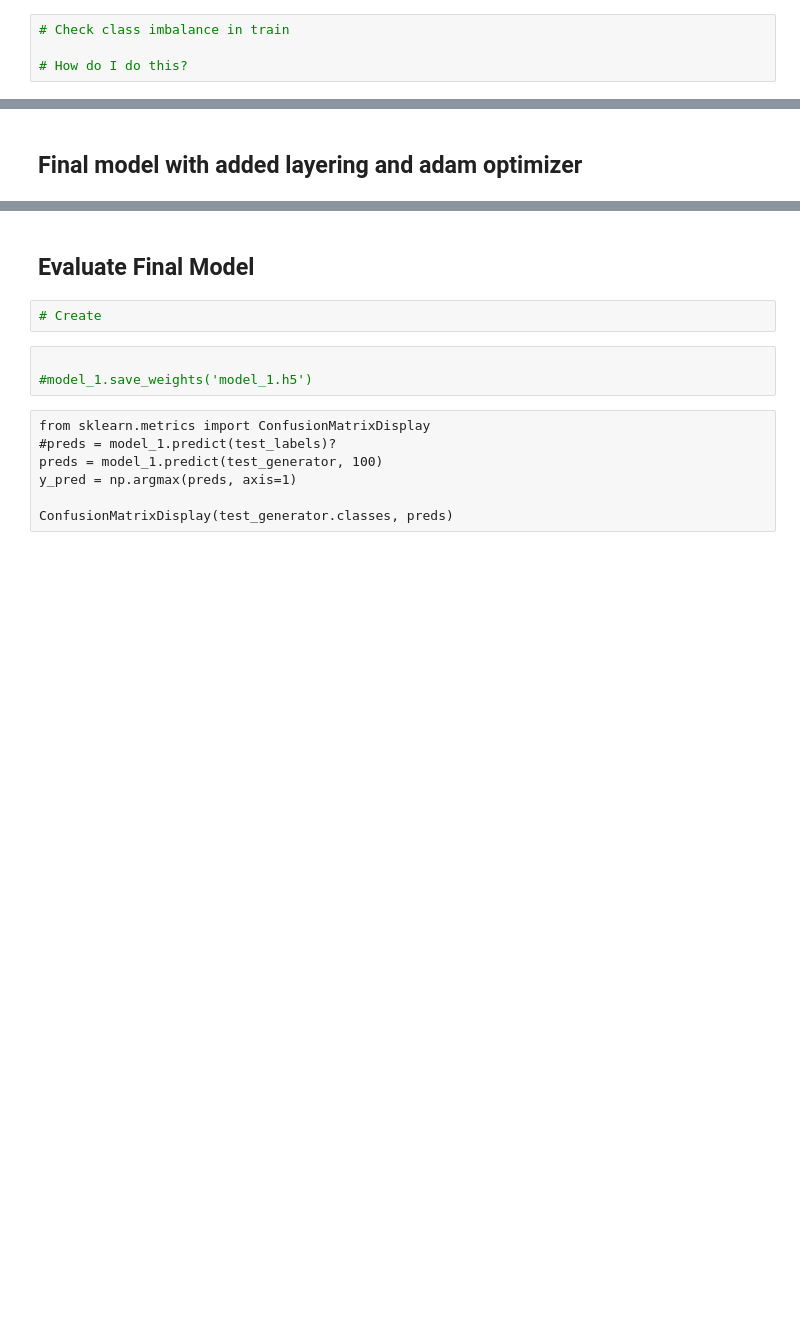
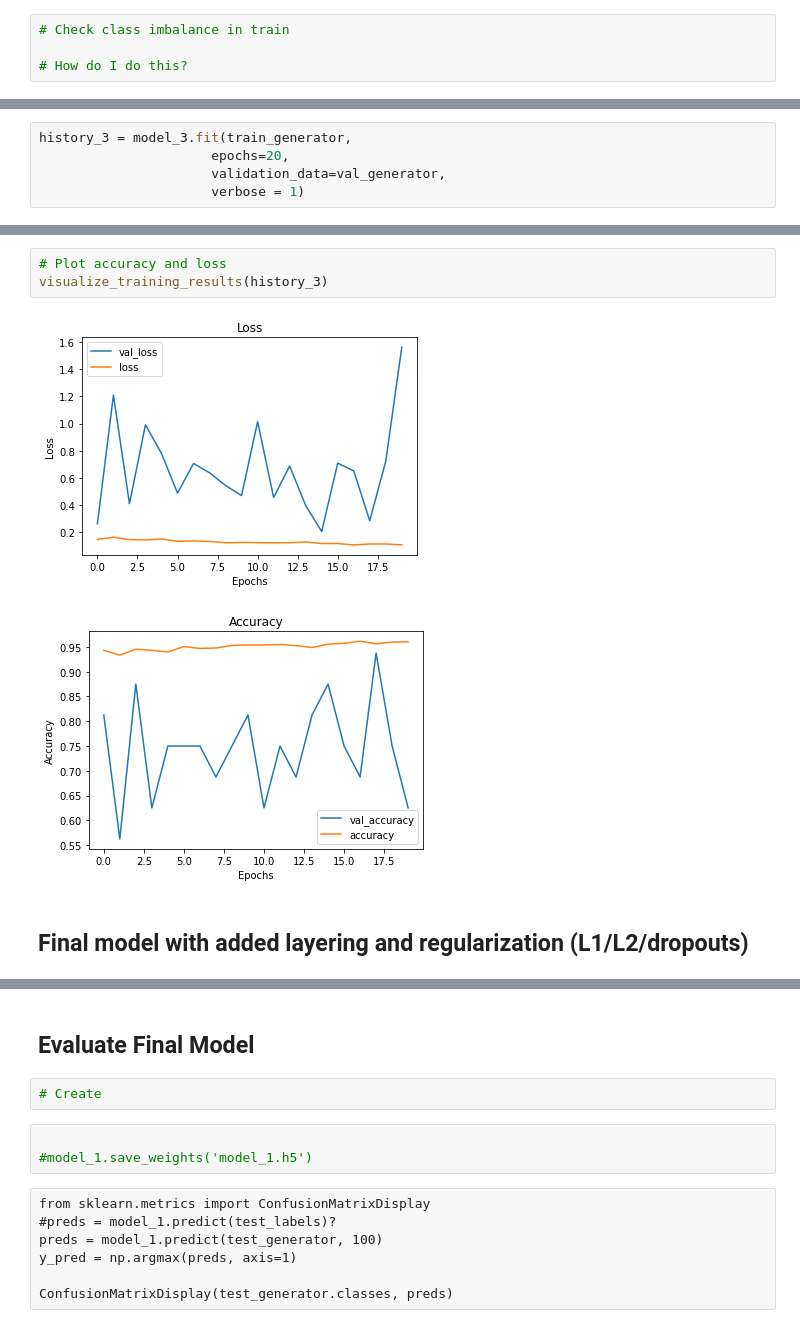
Before and after one commit to JM-Hansen/phase_4_project, a Jupyter notebook: pneumonia_detection.ipynb, the cells around one changed output, grey strips where cells are left out. Drawn from its saved outputs; the diff is of its cells as text; blank space fills up the shorter version.

```diff
--- a/pneumonia_detection.ipynb
+++ b/pneumonia_detection.ipynb
@@ -402,0 +605,5 @@ plt.show()
+# %%
+history_3 = model_3.fit(train_generator,
+                      epochs=20,
+                      validation_data=val_generator,
+                      verbose = 1)
@@ -403,2 +645,8 @@ plt.show()
+# %%
+# Plot accuracy and loss
+visualize_training_results(history_3)
+# %% [output]
+[figure, added]
+[figure, added]
 # %% [markdown]
-## Final model with added layering and adam optimizer
+## Final model with added layering and regularization (L1/L2/dropouts)
```
Also changed, not shown: parts of 58 cells of this notebook, 1 other file.
